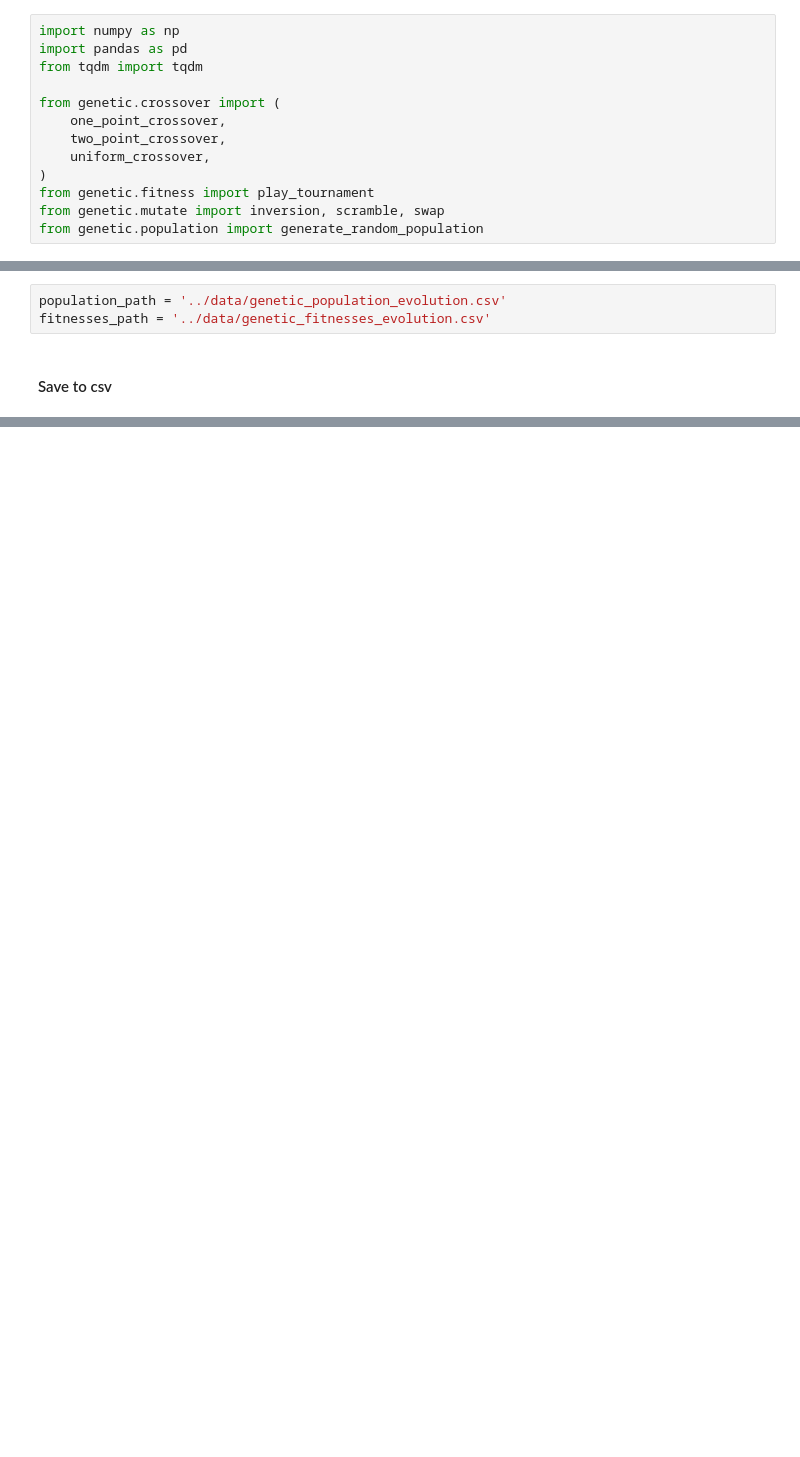
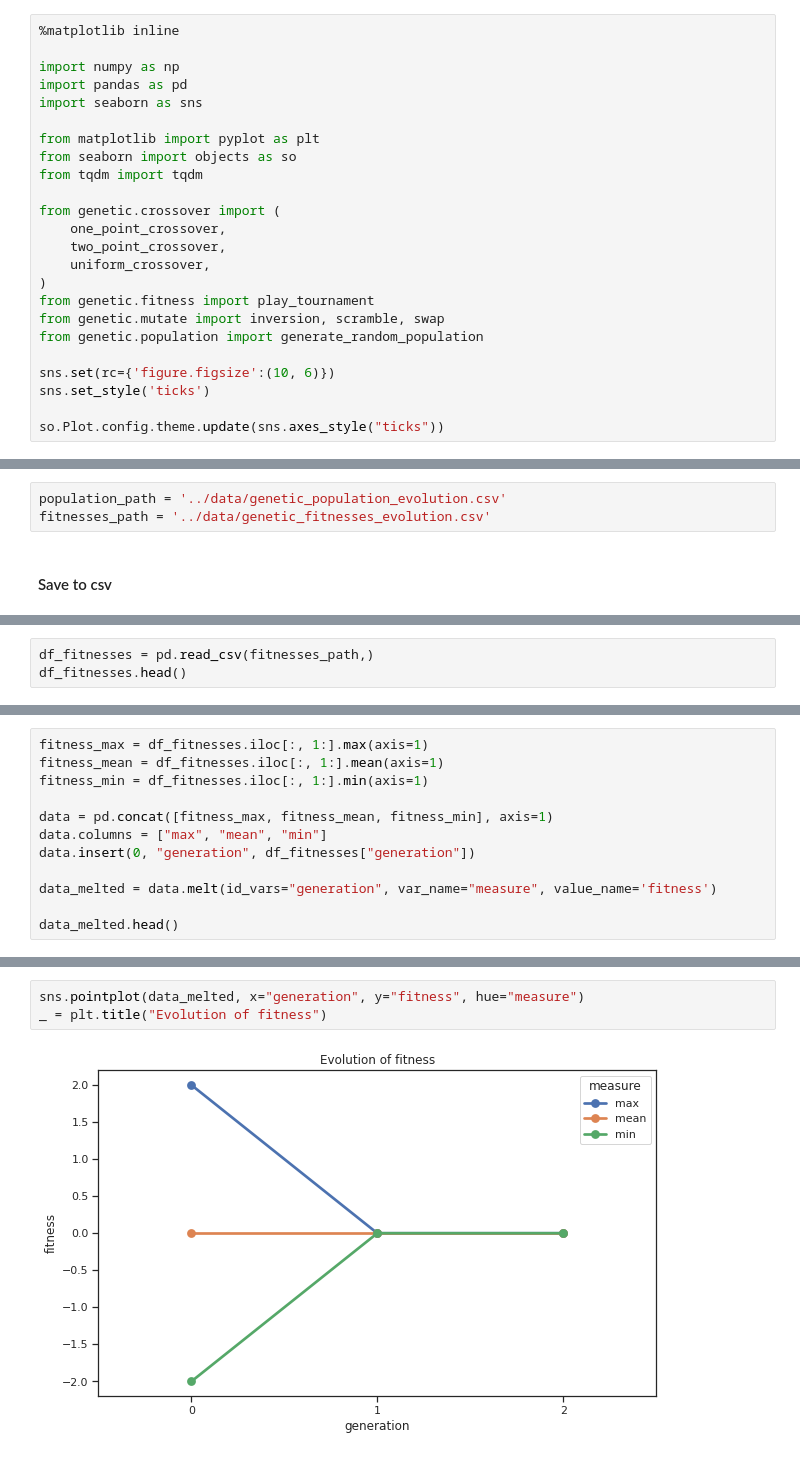
Before and after one commit to Luunynliny/OthellIA, a Jupyter notebook: notebooks/minimax_static_evaluation_genetic_tournament.ipynb, the cells around one changed output, grey strips where cells are left out. Cells and saved outputs as stored; diff of their text form; blank space fills up the shorter version.

```diff
--- a/notebooks/minimax_static_evaluation_genetic_tournament.ipynb
+++ b/notebooks/minimax_static_evaluation_genetic_tournament.ipynb
@@ -163,8 +163,14 @@ m1 = (d, c, b, a, e)
 import sys
 sys.path.append('..')
 # %%
+%matplotlib inline
+
 import numpy as np
 import pandas as pd
+import seaborn as sns
+
+from matplotlib import pyplot as plt
+from seaborn import objects as so
 from tqdm import tqdm
 
 from genetic.crossover import (
@@ -175,6 +181,11 @@ from genetic.crossover import (
 from genetic.fitness import play_tournament
 from genetic.mutate import inversion, scramble, swap
 from genetic.population import generate_random_population
+
+sns.set(rc={'figure.figsize':(10, 6)})
+sns.set_style('ticks')
+
+so.Plot.config.theme.update(sns.axes_style("ticks"))
 # %% [markdown]
 ### Parameters
 # %%
@@ -327,0 +362,3 @@ df_fitnesses.to_csv(fitnesses_path)
+# %%
+df_fitnesses = pd.read_csv(fitnesses_path,)
+df_fitnesses.head()
@@ -327,0 +372,12 @@ df_fitnesses.to_csv(fitnesses_path)
+# %%
+fitness_max = df_fitnesses.iloc[:, 1:].max(axis=1)
+fitness_mean = df_fitnesses.iloc[:, 1:].mean(axis=1)
+fitness_min = df_fitnesses.iloc[:, 1:].min(axis=1)
+
+data = pd.concat([fitness_max, fitness_mean, fitness_min], axis=1)
+data.columns = ["max", "mean", "min"]
+data.insert(0, "generation", df_fitnesses["generation"])
+
+data_melted = data.melt(id_vars="generation", var_name="measure", value_name='fitness')
+
+data_melted.head()
@@ -327,0 +391,5 @@ df_fitnesses.to_csv(fitnesses_path)
+# %%
+sns.pointplot(data_melted, x="generation", y="fitness", hue="measure")
+_ = plt.title("Evolution of fitness")
+# %% [output]
+[figure, added]
```
Also changed, not shown: parts of 18 cells of this notebook, 1 other file.
